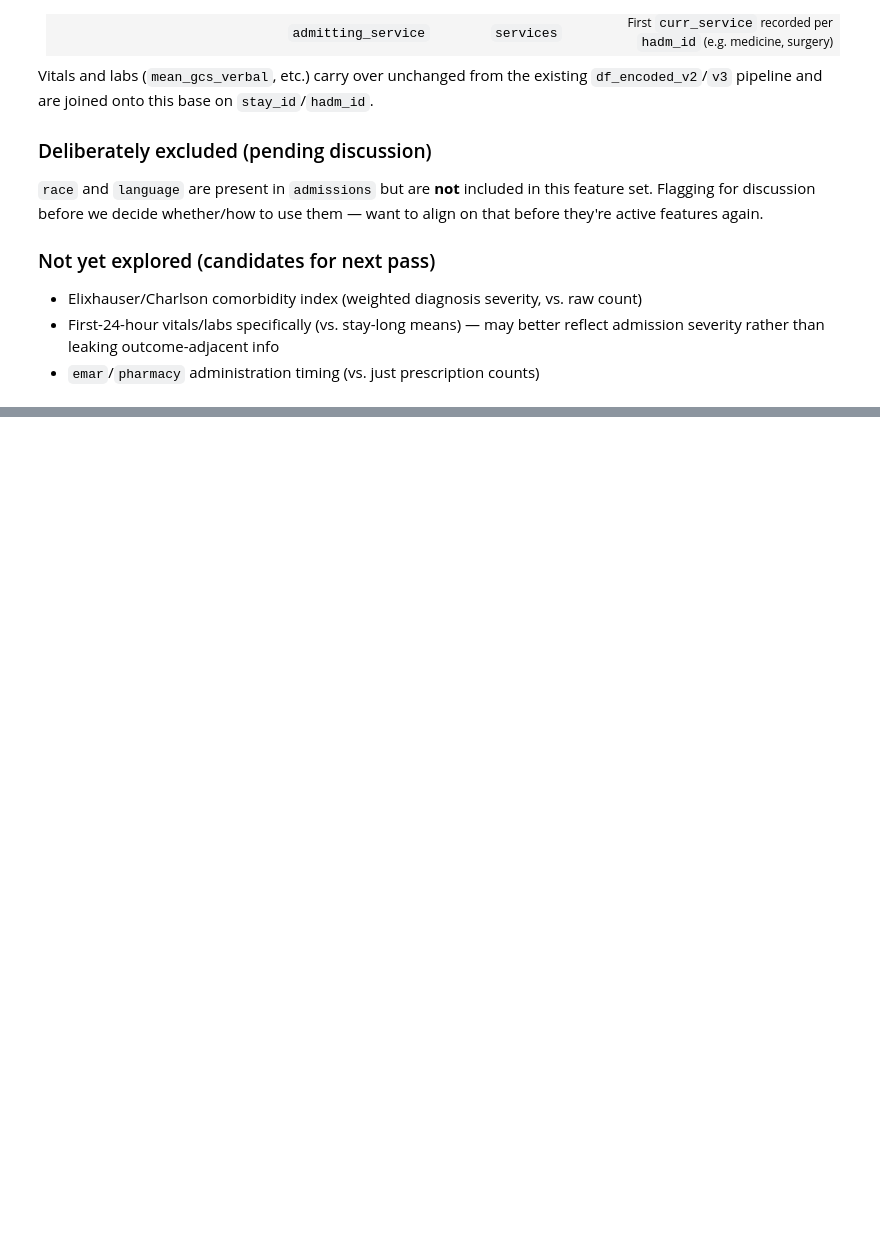
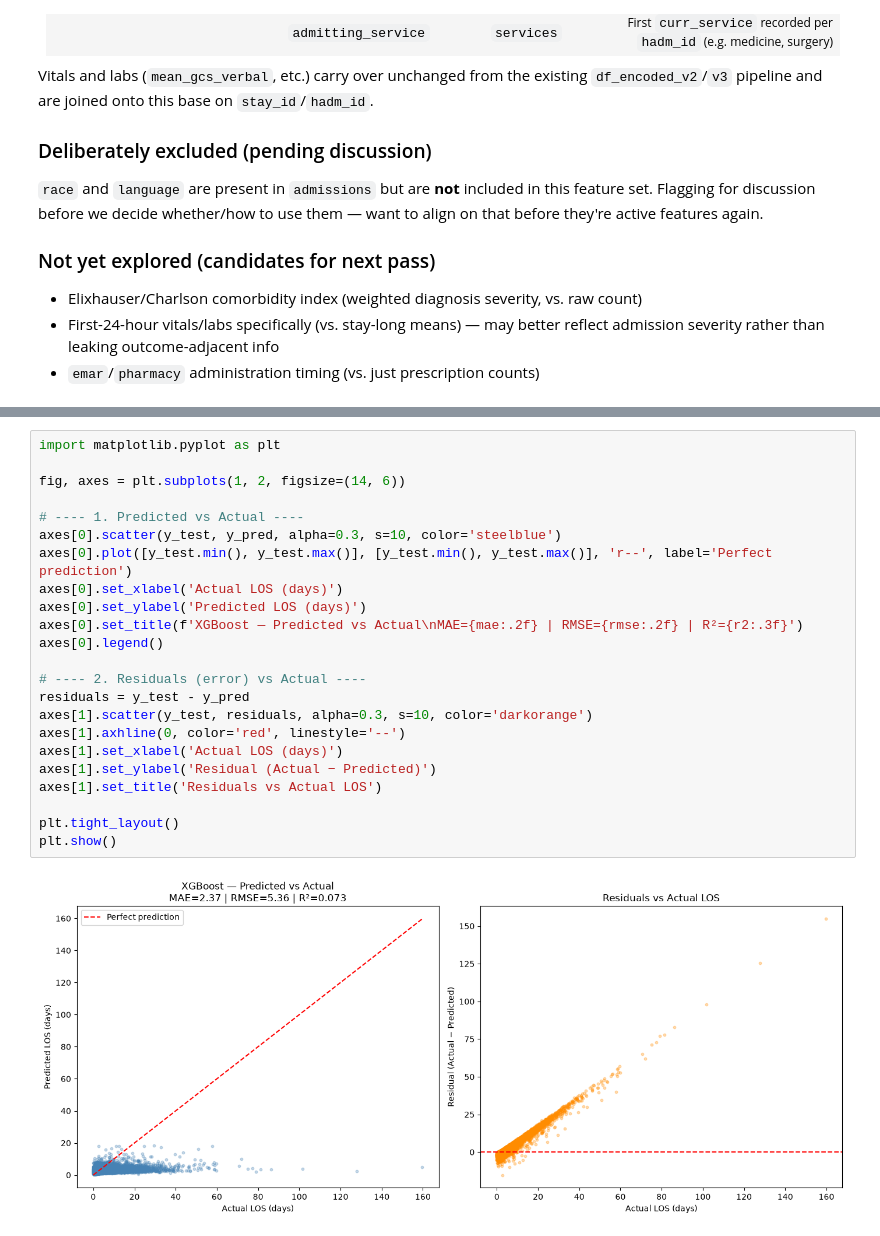
Before and after one commit to alexanderwu/MedAgent, a Jupyter notebook: notebooks/new page.ipynb, the cells around one changed output, grey strips where cells are left out. Drawn from its saved outputs; the diff is of its cells as text; blank space fills up the shorter version.

```diff
--- a/notebooks/new page.ipynb
+++ b/notebooks/new page.ipynb
@@ -475,0 +864,25 @@ Vitals and labs (`mean_gcs_verbal`, etc.) carry over unchanged from the existing
+# %%
+import matplotlib.pyplot as plt
+
+fig, axes = plt.subplots(1, 2, figsize=(14, 6))
+
+# ---- 1. Predicted vs Actual ----
+axes[0].scatter(y_test, y_pred, alpha=0.3, s=10, color='steelblue')
+axes[0].plot([y_test.min(), y_test.max()], [y_test.min(), y_test.max()], 'r--', label='Perfect prediction')
+axes[0].set_xlabel('Actual LOS (days)')
+axes[0].set_ylabel('Predicted LOS (days)')
+axes[0].set_title(f'XGBoost — Predicted vs Actual\nMAE={mae:.2f} | RMSE={rmse:.2f} | R²={r2:.3f}')
+axes[0].legend()
+
+# ---- 2. Residuals (error) vs Actual ----
+residuals = y_test - y_pred
+axes[1].scatter(y_test, residuals, alpha=0.3, s=10, color='darkorange')
+axes[1].axhline(0, color='red', linestyle='--')
+axes[1].set_xlabel('Actual LOS (days)')
+axes[1].set_ylabel('Residual (Actual − Predicted)')
+axes[1].set_title('Residuals vs Actual LOS')
+
+plt.tight_layout()
+plt.show()
+# %% [output]
+[figure, added]
```
Also changed, not shown: parts of 26 cells of this notebook, 1 other file.
